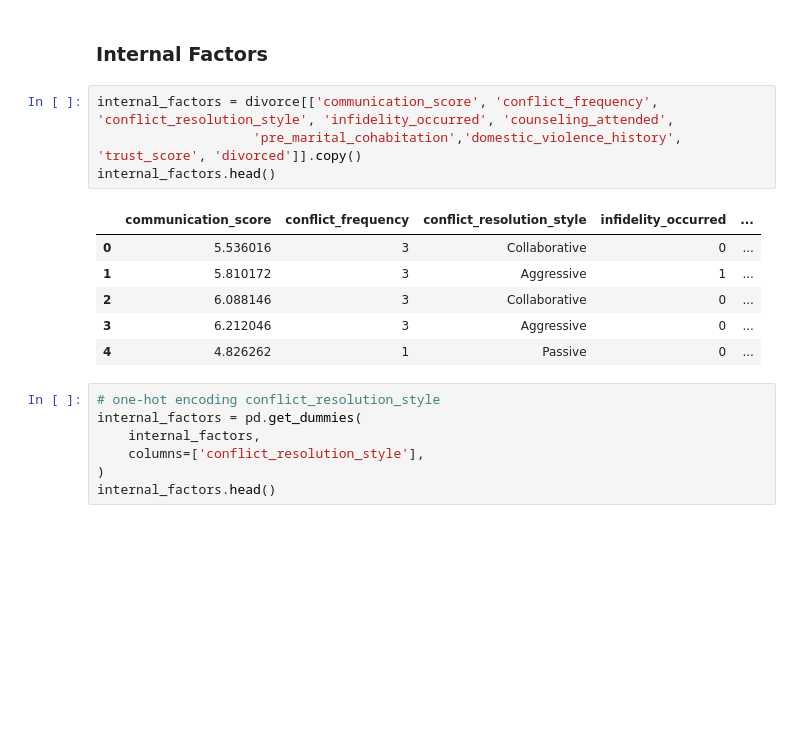
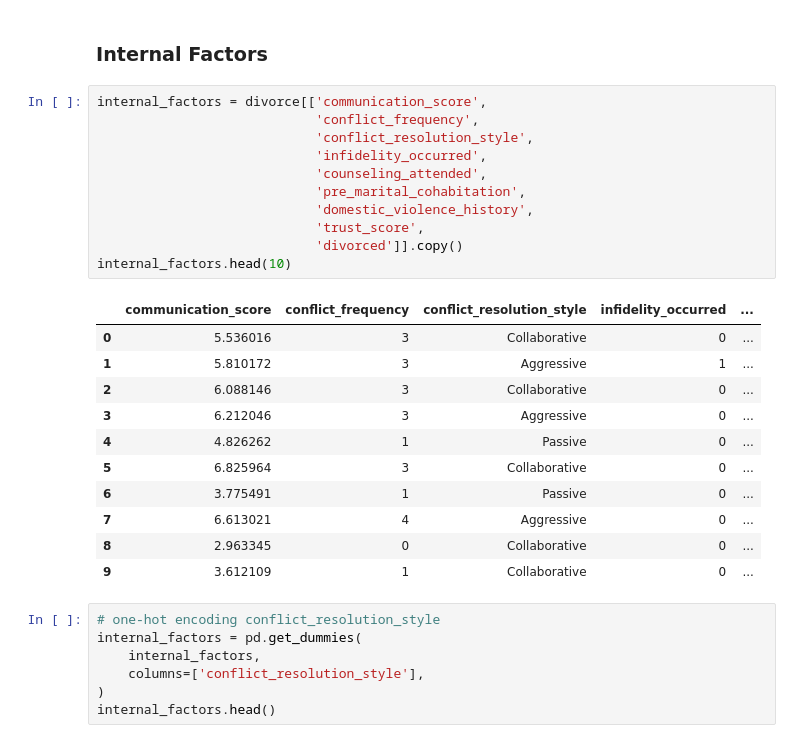
Before and after one commit to rowandama/Divorce-Summative, a Jupyter notebook: evie_test.ipynb, the cells around one changed output. Drawn from its saved outputs; the diff is of its cells as text; blank space fills up the shorter version.

```diff
--- a/evie_test.ipynb
+++ b/evie_test.ipynb
@@ -71,16 +82,28 @@ structural_factors.head(10)
 # %% [markdown]
 ### Internal Factors
 # %%
-internal_factors = divorce[['communication_score', 'conflict_frequency', 'conflict_resolution_style', 'infidelity_occurred', 'counseling_attended',
-                    'pre_marital_cohabitation','domestic_violence_history', 'trust_score', 'divorced']].copy()
-internal_factors.head()
+internal_factors = divorce[['communication_score',
+                            'conflict_frequency',
+                            'conflict_resolution_style',
+                            'infidelity_occurred',
+                            'counseling_attended',
+                            'pre_marital_cohabitation',
+                            'domestic_violence_history',
+                            'trust_score',
+                            'divorced']].copy()
+internal_factors.head(10)
 # %% [output]
 |  | communication_score | conflict_frequency | conflict_resolution_style | infidelity_occurred | ... |
 | 0 | 5.536016 | 3 | Collaborative | 0 | ... |
 | 1 | 5.810172 | 3 | Aggressive | 1 | ... |
 | 2 | 6.088146 | 3 | Collaborative | 0 | ... |
 | 3 | 6.212046 | 3 | Aggressive | 0 | ... |
 | 4 | 4.826262 | 1 | Passive | 0 | ... |
+| 5 | 6.825964 | 3 | Collaborative | 0 | ... |
+| 6 | 3.775491 | 1 | Passive | 0 | ... |
+| 7 | 6.613021 | 4 | Aggressive | 0 | ... |
+| 8 | 2.963345 | 0 | Collaborative | 0 | ... |
+| 9 | 3.612109 | 1 | Collaborative | 0 | ... |
 # %%
 # one-hot encoding conflict_resolution_style
 internal_factors = pd.get_dummies(
```
Also changed, not shown: parts of 21 cells of this notebook, 1 other file.
